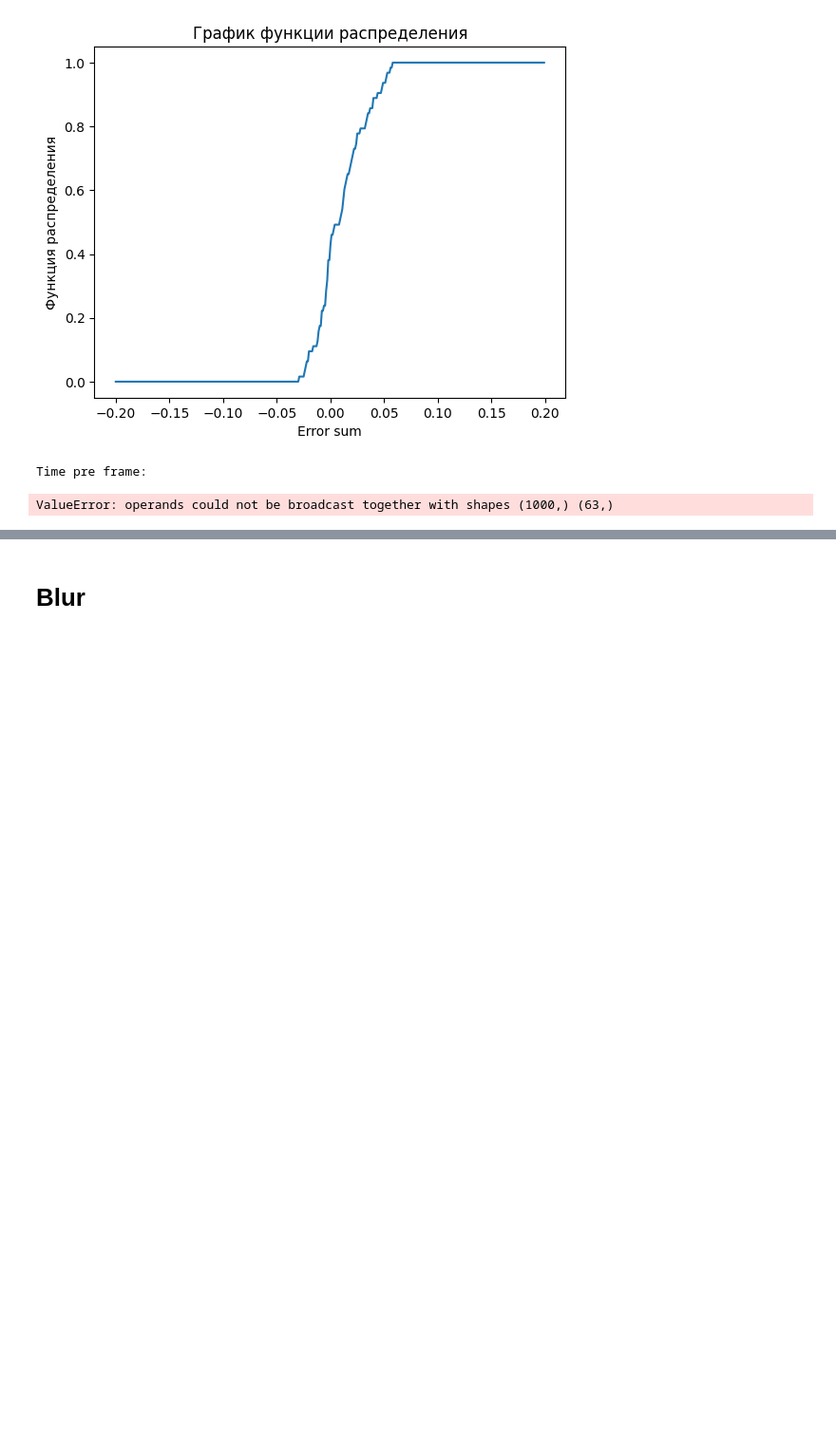
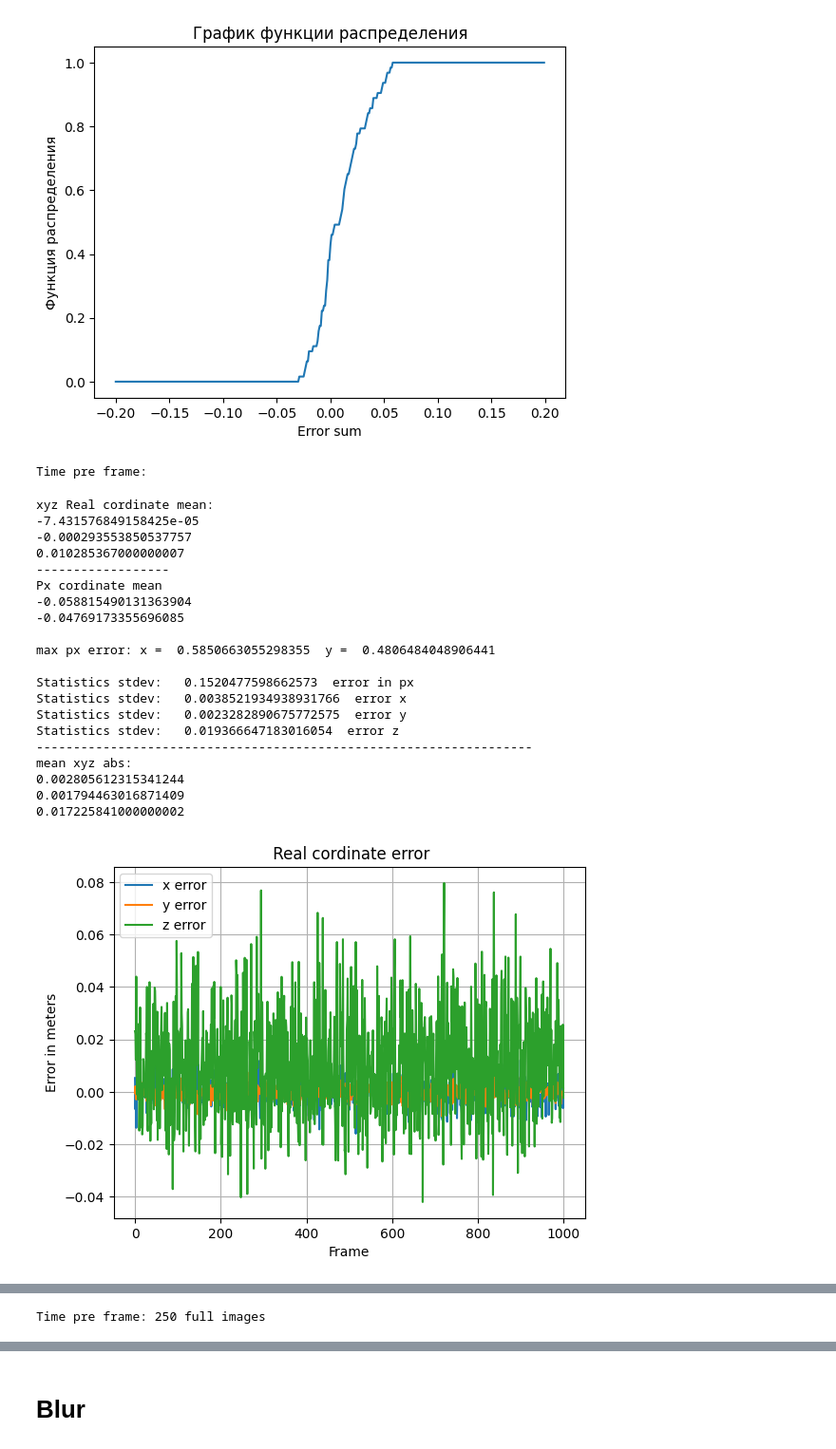
Before and after one commit to Cyber1derer/BallDetector, a Jupyter notebook: analysis/ProjectPointEstimation.ipynb, the cells around one changed output, grey strips where cells are left out. Shown at 95% size. Cells and saved outputs as stored; diff of their text form; code cells hidden in the pictures; blank space fills up the shorter version.

```diff
--- a/analysis/ProjectPointEstimation.ipynb
+++ b/analysis/ProjectPointEstimation.ipynb
@@ -229,10 +229,32 @@ mean xyz abs:
 Time pre frame:
 # %%
 DeleteTrash(r"./BallDetectorLog1000img.txt")
+DeleteTrash(r"./LogBlenderCoord1000img.txt")
+
 FindCord1000imgCameraMatrixHalfPix = np.loadtxt(r"./BallDetectorLog1000img.txt")
-BlenderCord1000imgCameraMatrixHalfPix =  np.loadtxt(r"./LogBlenderCoord1000img.txt", delimiter=',')
-ErrorEstimation(FindCord1000imgCameraMatrixHalfPix, BlenderCord1000imgCameraMatrixHalfPix,rvecR,T,cameraMatrixV2,distCoeffs,draw=bool)
+BlenderCord1000img =  np.loadtxt(r"./LogBlenderCoord1000img.txt")
+ErrorEstimation(FindCord1000imgCameraMatrixHalfPix, BlenderCord1000img,rvecR,T,cameraMatrixV2,distCoeffs,draw=bool)
 
 print ("Time pre frame: 250 full images")
 # %% [output]
-ValueError: operands could not be broadcast together with shapes (1000,) (63,)
+xyz Real cordinate mean:
+-7.431576849158425e-05
+-0.000293553850537757
+0.010285367000000007
+------------------
+Px cordinate mean
+-0.058815490131363904
+-0.04769173355696085
+
+max px error: x =  0.5850663055298355  y =  0.4806484048906441
+
+Statistics stdev:   0.1520477598662573  error in px
+Statistics stdev:   0.0038521934938931766  error x
+Statistics stdev:   0.0023282890675772575  error y
+Statistics stdev:   0.019366647183016054  error z
+-------------------------------------------------------------------
+mean xyz abs:
+0.002805612315341244
+0.001794463016871409
+0.017225841000000002
+[figure, added]
@@ -238,0 +265 @@ ValueError: operands could not be broadcast together with shapes (1000,) (63,)
+Time pre frame: 250 full images
```
Also changed, not shown: parts of 2 cells of this notebook, 3 other files.
